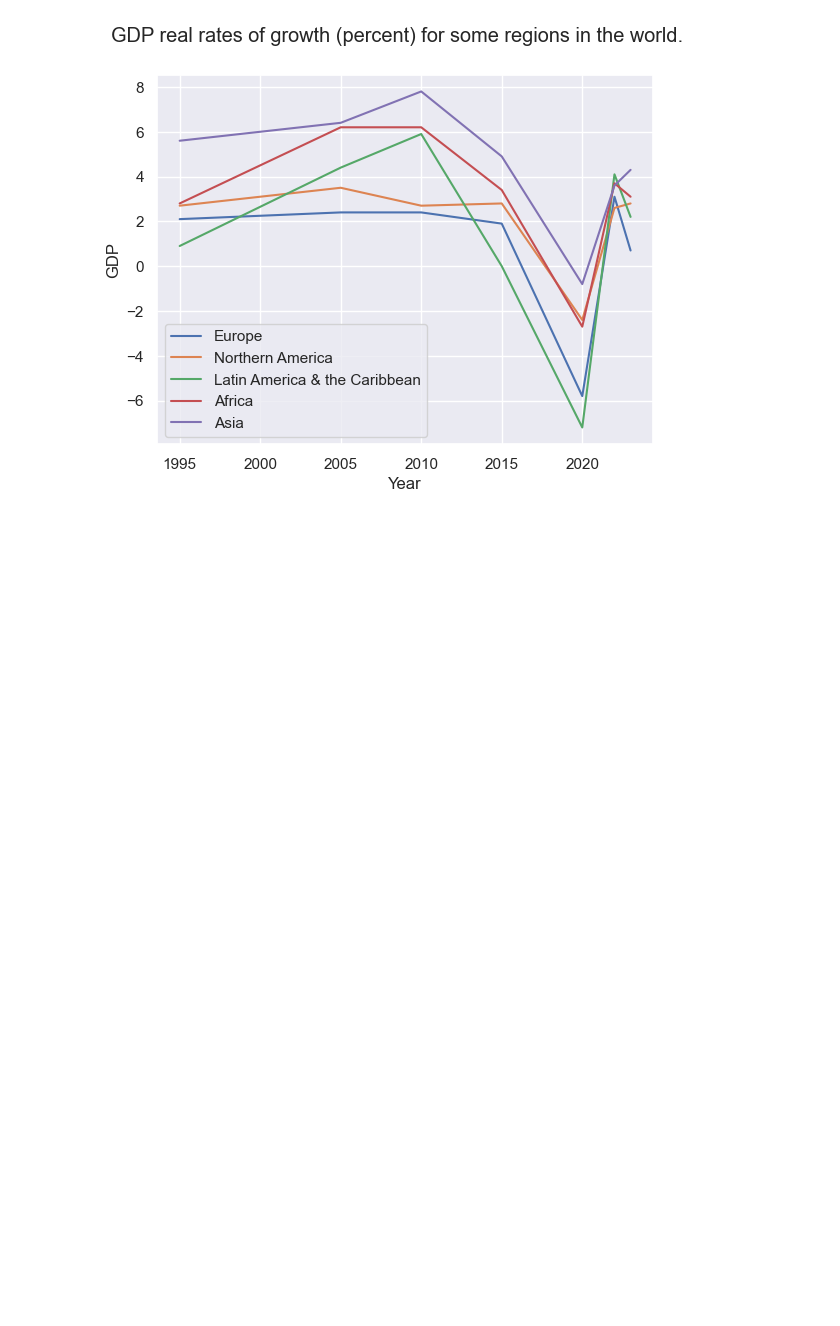
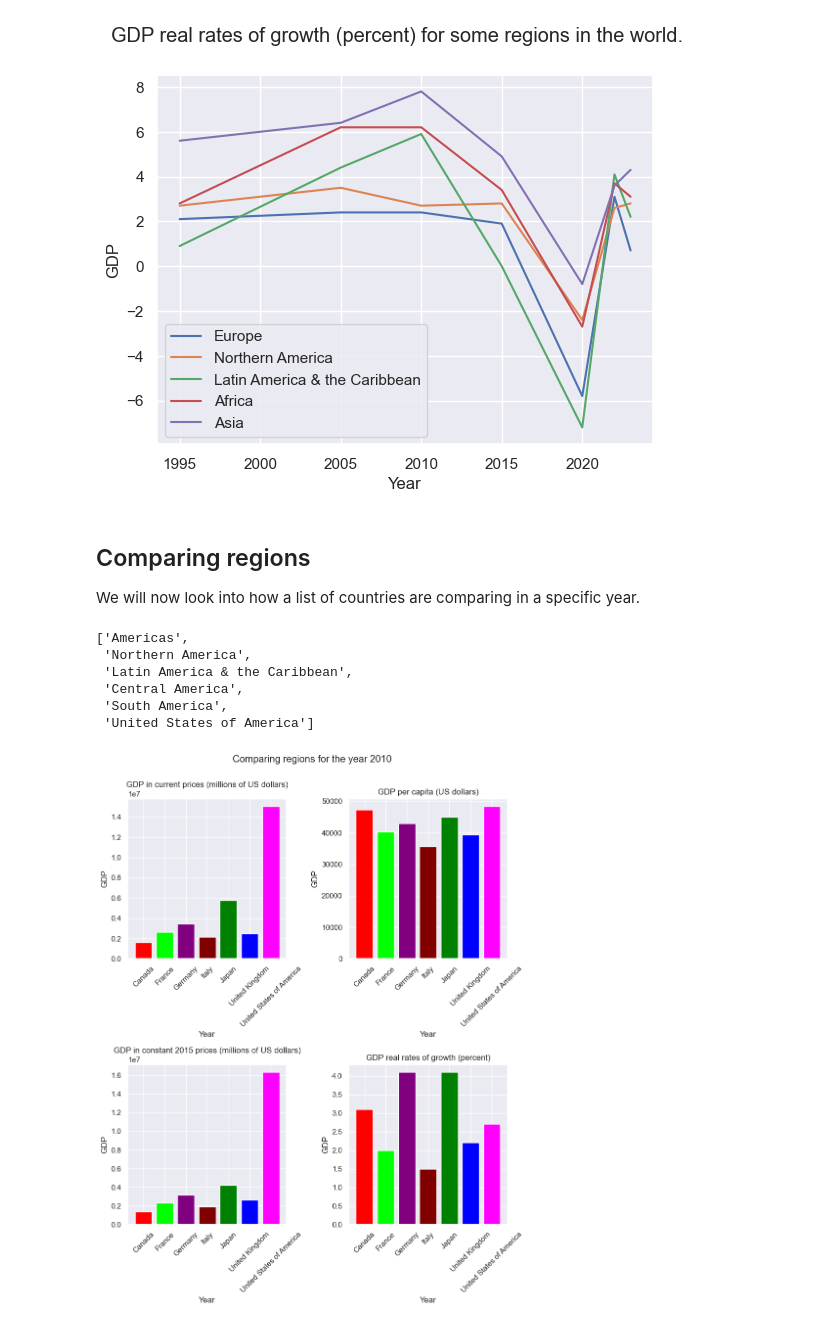
Before and after one commit to Heather-Tymms/un_data_analysis, a Jupyter notebook: src/un_data/nb1_exploratory_data_analysis.ipynb, the cells around one changed output. Cells and saved outputs as stored; diff of their text form; code cells hidden in the pictures; blank space fills up the shorter version.

Commit message:
Add comparing for a specific year

```diff
--- a/src/un_data/nb1_exploratory_data_analysis.ipynb
+++ b/src/un_data/nb1_exploratory_data_analysis.ipynb
@@ -105,3 +105,46 @@ visualise_gdp_per_capita(
 )
 # %% [output]
 [figure]
+# %% [markdown]
+## Comparing regions
+We will now look into how a list of countries are comparing in a specific year.
+# %%
+# Choose the year
+YEAR_CHOICE = 2010
+# %%
+# check whether regions are in the dataset
+# This is sensitive to case
+# change CHECK_NAME to see if the region is available in the dataset
+CHECK_NAME = "America"
+
+
+#
+regions_in_df = df["region_name"].unique()
+[name for name in regions_in_df if CHECK_NAME in name]
+# %% [output]
+['Americas',
+ 'Northern America',
+ 'Latin America & the Caribbean',
+ 'Central America',
+ 'South America',
+ 'United States of America']
+# %%
+# Choose the regions
+REGION_NAMES = [
+    "United Kingdom",
+    "Japan",
+    "United States of America",
+    "France",
+    "Germany",
+    "Italy",
+    "Canada",
+]
+# %%
+# visualise the
+visualise_comparison_gdp(
+    df=df,
+    region_names=REGION_NAMES,
+    year=YEAR_CHOICE,
+)
+# %% [output]
+[figure, added]
```
Also changed, not shown: parts of 2 cells of this notebook, 2 other files.
